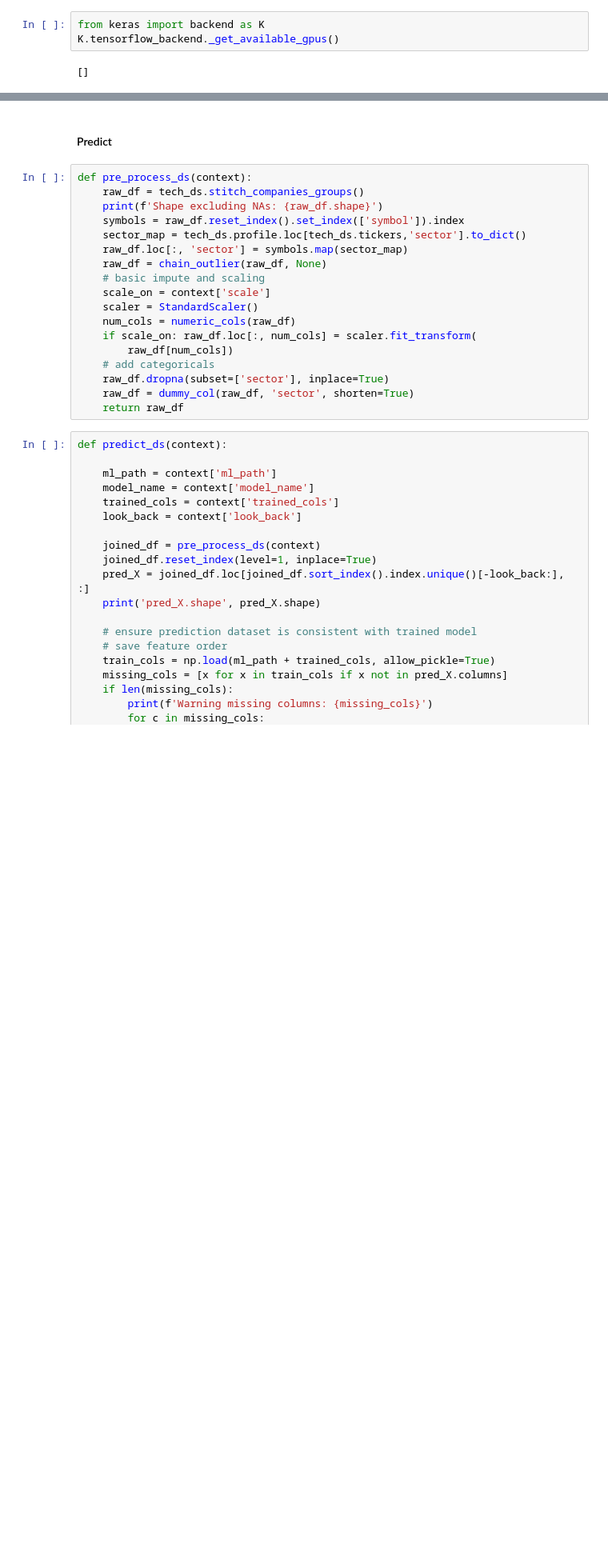
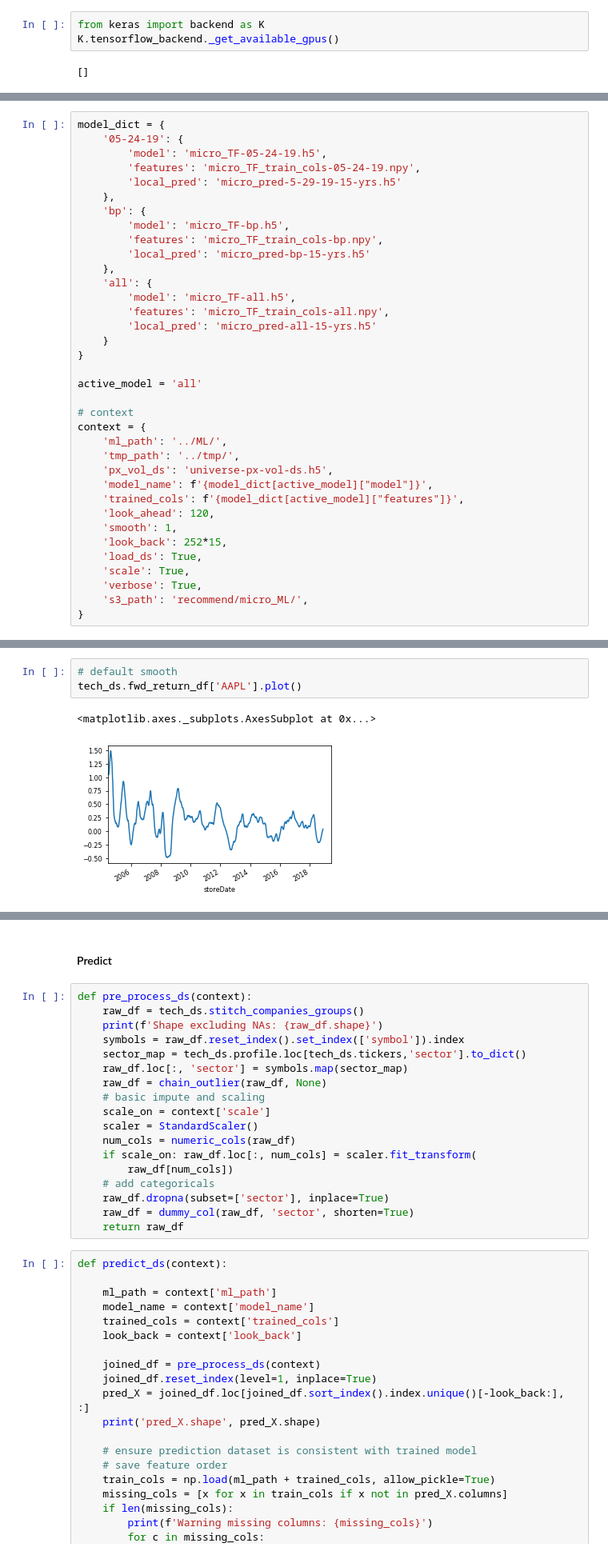
Before and after one commit to webclinic017/inception, a Jupyter notebook: notebooks/backtest_micro.ipynb, the cells around one changed output, grey strips where cells are left out. Shown at 80% size. Saved outputs shown, nothing was run; the diff lists cells and outputs as text; blank space fills up the shorter version.

```diff
--- a/notebooks/backtest_micro.ipynb
+++ b/notebooks/backtest_micro.ipynb
@@ -75,0 +46,36 @@ universe-px-vol-ds.h5                           4%   10MB   1.7MB/s   02:05 ETA^
+# %%
+model_dict = {
+    '05-24-19': {
+        'model': 'micro_TF-05-24-19.h5',
+        'features': 'micro_TF_train_cols-05-24-19.npy',
+        'local_pred': 'micro_pred-5-29-19-15-yrs.h5'
+    },
+    'bp': {
+        'model': 'micro_TF-bp.h5',
+        'features': 'micro_TF_train_cols-bp.npy',
+        'local_pred': 'micro_pred-bp-15-yrs.h5'
+    },
+    'all': {
+        'model': 'micro_TF-all.h5',
+        'features': 'micro_TF_train_cols-all.npy',
+        'local_pred': 'micro_pred-all-15-yrs.h5'
+    }
+}
+
+active_model = 'all'
+
+# context
+context = {
+    'ml_path': '../ML/',
+    'tmp_path': '../tmp/',
+    'px_vol_ds': 'universe-px-vol-ds.h5',
+    'model_name': f'{model_dict[active_model]["model"]}',
+    'trained_cols': f'{model_dict[active_model]["features"]}',
+    'look_ahead': 120,
+    'smooth': 1,
+    'look_back': 252*15,
+    'load_ds': True,
+    'scale': True,
+    'verbose': True,
+    's3_path': 'recommend/micro_ML/',
+}
@@ -97,0 +114,6 @@ Universe sectors: 11, industries: 136
+# %%
+# default smooth
+tech_ds.fwd_return_df['AAPL'].plot()
+# %% [output]
+<matplotlib.axes._subplots.AxesSubplot at 0x...>
+[figure, added]
```
Also changed, not shown: parts of 74 cells of this notebook.
